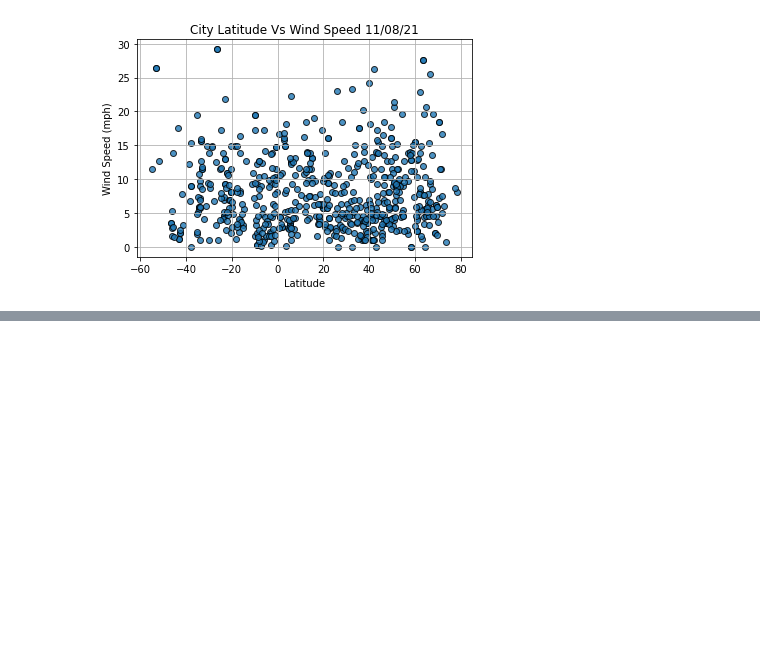
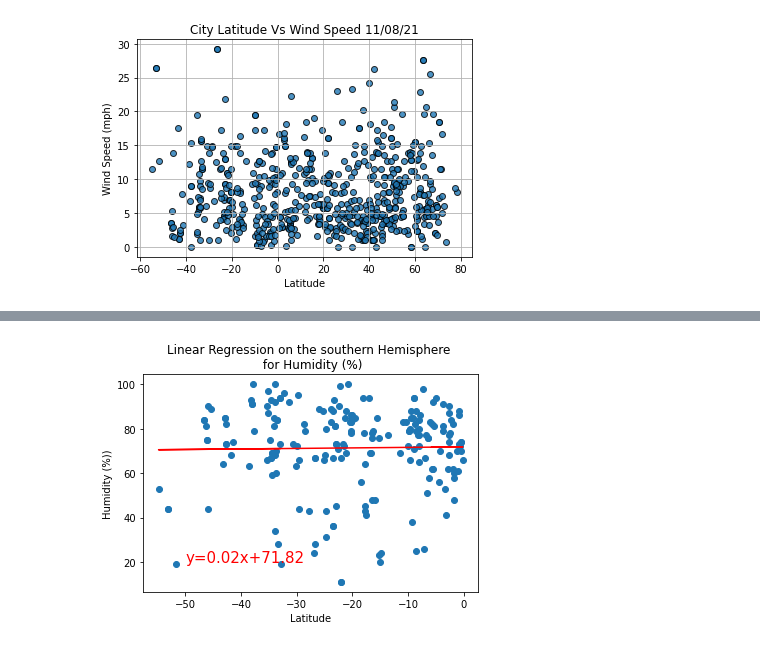
Before and after one commit to Dhanushree27/World_Weather_Analysis, a Jupyter notebook: WeatherPy.ipynb, the cells around one changed output, grey strips where cells are left out. Drawn from its saved outputs; the diff is of its cells as text; code cells hidden in the pictures; blank space fills up the shorter version.

```diff
--- a/WeatherPy.ipynb
+++ b/WeatherPy.ipynb
@@ -198,0 +251,8 @@ plt.show()
+# %%
+# Regression plot for Southern Hemisphere data on Humidity
+plot_linear_regression(southern_hemi_df["Lat"],southern_hemi_df["Humidity"],
+                      "Humidity (%))",
+                      'Linear Regression on the southern Hemisphere \n for Humidity (%)',
+                      (-50,20))
+# %% [output]
+[figure, added]
```
Also changed, not shown: parts of 9 cells of this notebook.
